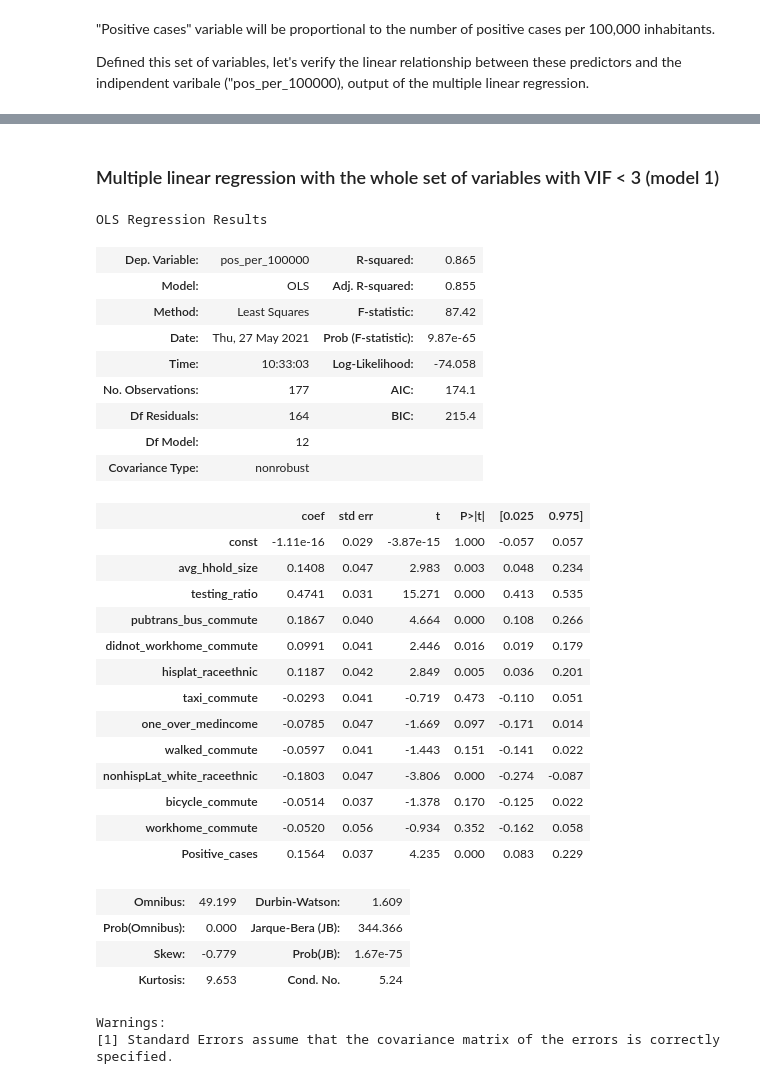
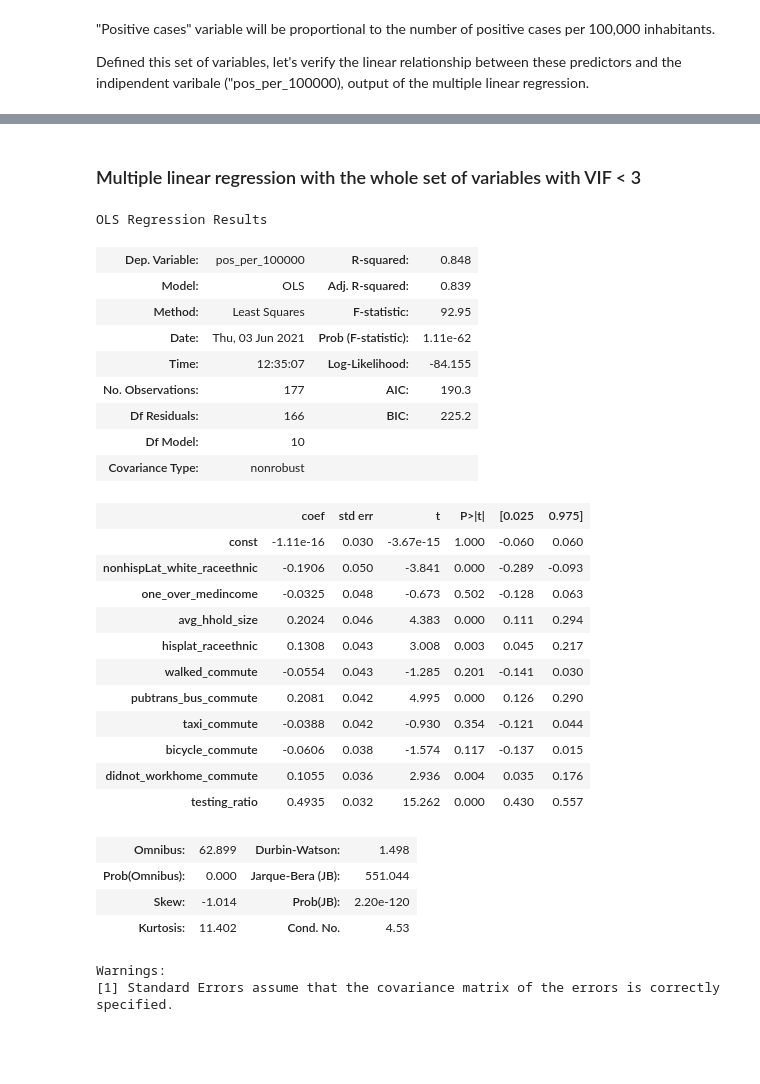
Before and after one commit to ClaudiaDeceglie/Thesis_NYC_covid19, a Jupyter notebook: Correlation Analysis of socio-economic variables at ZCTA level.ipynb, the cells around one changed output, grey strips where cells are left out. Cells and saved outputs as stored; diff of their text form; code cells hidden in the pictures; blank space fills up the shorter version.

```diff
--- a/Correlation Analysis of socio-economic variables at ZCTA level.ipynb
+++ b/Correlation Analysis of socio-economic variables at ZCTA level.ipynb
@@ -54,6 +54,7 @@ data_per_zcta.rename(columns={'not_insured': 'Perc_of_not_insured'}, inplace=Tru
 #not_quarantined_jobs refers to an estimates of workers still moving to go to workplace
 
 data_per_zcta.drop(['valid_var','total_res_volume_zcta'], axis='columns', inplace=True)
+data_per_zcta.replace(np.nan, 0, inplace=True)
 # %% [markdown]
 ### Pearson's correlation coefficient analysis for the indicator of spatial heterogeneity of the COVID-19 spread
 
@@ -311,2 +315,2 @@ axs[2][3].grid()
 # %% [markdown]
-### Multiple linear regression with the whole set of variables with VIF < 3 (model 1)
+### Multiple linear regression with the whole set of variables with VIF < 3
@@ -316,38 +317,39 @@ Y = std_data_per_zcta['pos_per_100000']
+# %%
+X = std_data_per_zcta[['nonhispLat_white_raceethnic', 'one_over_medincome','avg_hhold_size',  'hisplat_raceethnic', 'walked_commute', 'pubtrans_bus_commute' , 'taxi_commute',  'bicycle_commute',  'didnot_workhome_commute', 'testing_ratio']]
+Y = std_data_per_zcta['pos_per_100000']
 # %%
 ## fit a OLS model with intercept on the predictors
-X1=ssm.add_constant(X1)
-model= ssm.OLS(y,X1).fit()
+X=ssm.add_constant(X)
+model= ssm.OLS(Y,X).fit()
 predictions= model.summary()
 
 predictions
 # %% [output]
 OLS Regression Results
-| Dep. Variable: | pos_per_100000 | R-squared: | 0.865 |
-| Model: | OLS | Adj. R-squared: | 0.855 |
-| Method: | Least Squares | F-statistic: | 87.42 |
-| Date: | Thu, 27 May 2021 | Prob (F-statistic): | 9.87e-65 |
-| Time: | 10:33:03 | Log-Likelihood: | -74.058 |
-| No. Observations: | 177 | AIC: | 174.1 |
-| Df Residuals: | 164 | BIC: | 215.4 |
-| Df Model: | 12 |  |  |
+| Dep. Variable: | pos_per_100000 | R-squared: | 0.848 |
+| Model: | OLS | Adj. R-squared: | 0.839 |
+| Method: | Least Squares | F-statistic: | 92.95 |
+| Date: | Thu, 03 Jun 2021 | Prob (F-statistic): | 1.11e-62 |
+| Time: | 12:35:07 | Log-Likelihood: | -84.155 |
+| No. Observations: | 177 | AIC: | 190.3 |
+| Df Residuals: | 166 | BIC: | 225.2 |
+| Df Model: | 10 |  |  |
 | Covariance Type: | nonrobust |  |  |
 |  | coef | std err | t | P>|t| | [0.025 | 0.975] |
-| const | -1.11e-16 | 0.029 | -3.87e-15 | 1.000 | -0.057 | 0.057 |
-| avg_hhold_size | 0.1408 | 0.047 | 2.983 | 0.003 | 0.048 | 0.234 |
-| testing_ratio | 0.4741 | 0.031 | 15.271 | 0.000 | 0.413 | 0.535 |
-| pubtrans_bus_commute | 0.1867 | 0.040 | 4.664 | 0.000 | 0.108 | 0.266 |
-| didnot_workhome_commute | 0.0991 | 0.041 | 2.446 | 0.016 | 0.019 | 0.179 |
-| hisplat_raceethnic | 0.1187 | 0.042 | 2.849 | 0.005 | 0.036 | 0.201 |
-| taxi_commute | -0.0293 | 0.041 | -0.719 | 0.473 | -0.110 | 0.051 |
-| one_over_medincome | -0.0785 | 0.047 | -1.669 | 0.097 | -0.171 | 0.014 |
-| walked_commute | -0.0597 | 0.041 | -1.443 | 0.151 | -0.141 | 0.022 |
-| nonhispLat_white_raceethnic | -0.1803 | 0.047 | -3.806 | 0.000 | -0.274 | -0.087 |
-| bicycle_commute | -0.0514 | 0.037 | -1.378 | 0.170 | -0.125 | 0.022 |
-| workhome_commute | -0.0520 | 0.056 | -0.934 | 0.352 | -0.162 | 0.058 |
-| Positive_cases | 0.1564 | 0.037 | 4.235 | 0.000 | 0.083 | 0.229 |
+| const | -1.11e-16 | 0.030 | -3.67e-15 | 1.000 | -0.060 | 0.060 |
+| nonhispLat_white_raceethnic | -0.1906 | 0.050 | -3.841 | 0.000 | -0.289 | -0.093 |
+| one_over_medincome | -0.0325 | 0.048 | -0.673 | 0.502 | -0.128 | 0.063 |
+| avg_hhold_size | 0.2024 | 0.046 | 4.383 | 0.000 | 0.111 | 0.294 |
+| hisplat_raceethnic | 0.1308 | 0.043 | 3.008 | 0.003 | 0.045 | 0.217 |
+| walked_commute | -0.0554 | 0.043 | -1.285 | 0.201 | -0.141 | 0.030 |
+| pubtrans_bus_commute | 0.2081 | 0.042 | 4.995 | 0.000 | 0.126 | 0.290 |
+| taxi_commute | -0.0388 | 0.042 | -0.930 | 0.354 | -0.121 | 0.044 |
+| bicycle_commute | -0.0606 | 0.038 | -1.574 | 0.117 | -0.137 | 0.015 |
+| didnot_workhome_commute | 0.1055 | 0.036 | 2.936 | 0.004 | 0.035 | 0.176 |
+| testing_ratio | 0.4935 | 0.032 | 15.262 | 0.000 | 0.430 | 0.557 |
-| Omnibus: | 49.199 | Durbin-Watson: | 1.609 |
-| Prob(Omnibus): | 0.000 | Jarque-Bera (JB): | 344.366 |
-| Skew: | -0.779 | Prob(JB): | 1.67e-75 |
-| Kurtosis: | 9.653 | Cond. No. | 5.24 |
+| Omnibus: | 62.899 | Durbin-Watson: | 1.498 |
+| Prob(Omnibus): | 0.000 | Jarque-Bera (JB): | 551.044 |
+| Skew: | -1.014 | Prob(JB): | 2.20e-120 |
+| Kurtosis: | 11.402 | Cond. No. | 4.53 |
 Warnings:
 [1] Standard Errors assume that the covariance matrix of the errors is correctly specified.
```
Also changed, not shown: parts of 11 cells of this notebook.
